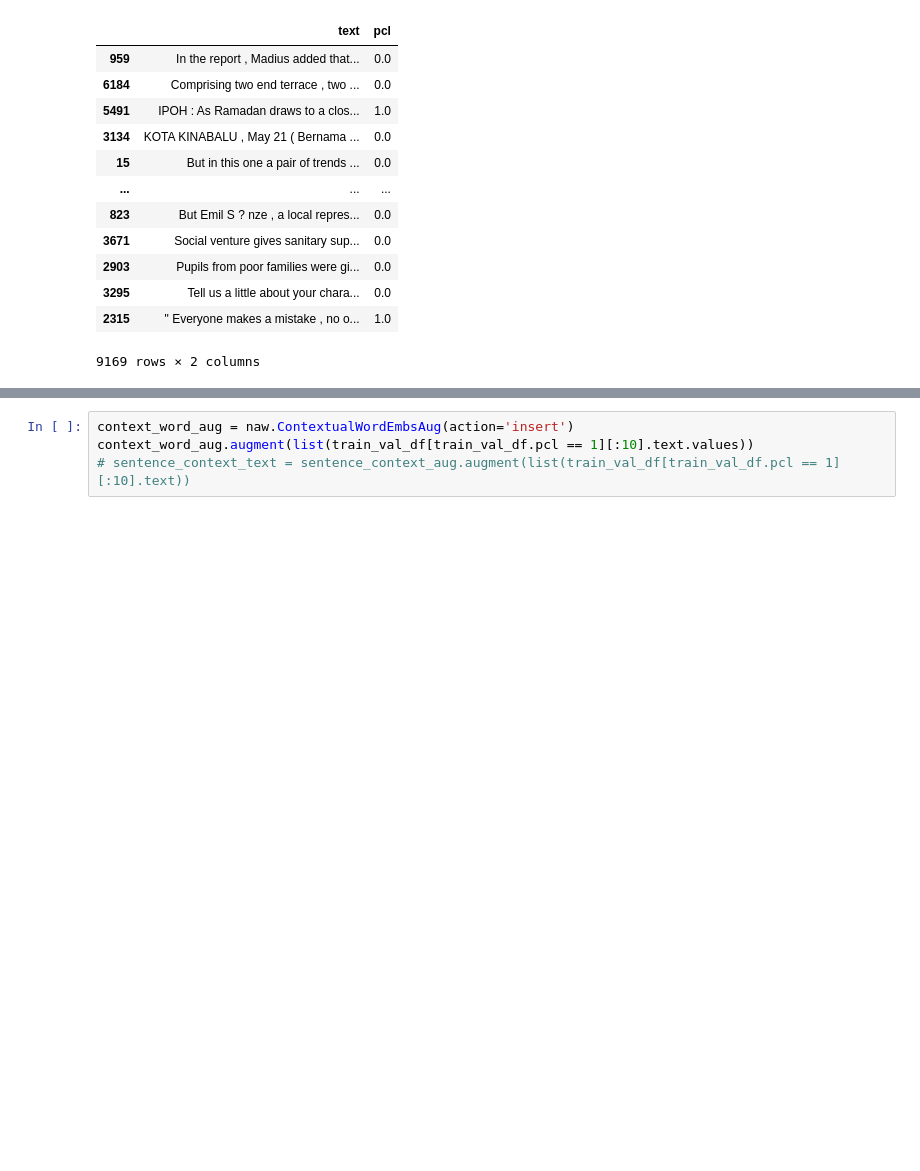
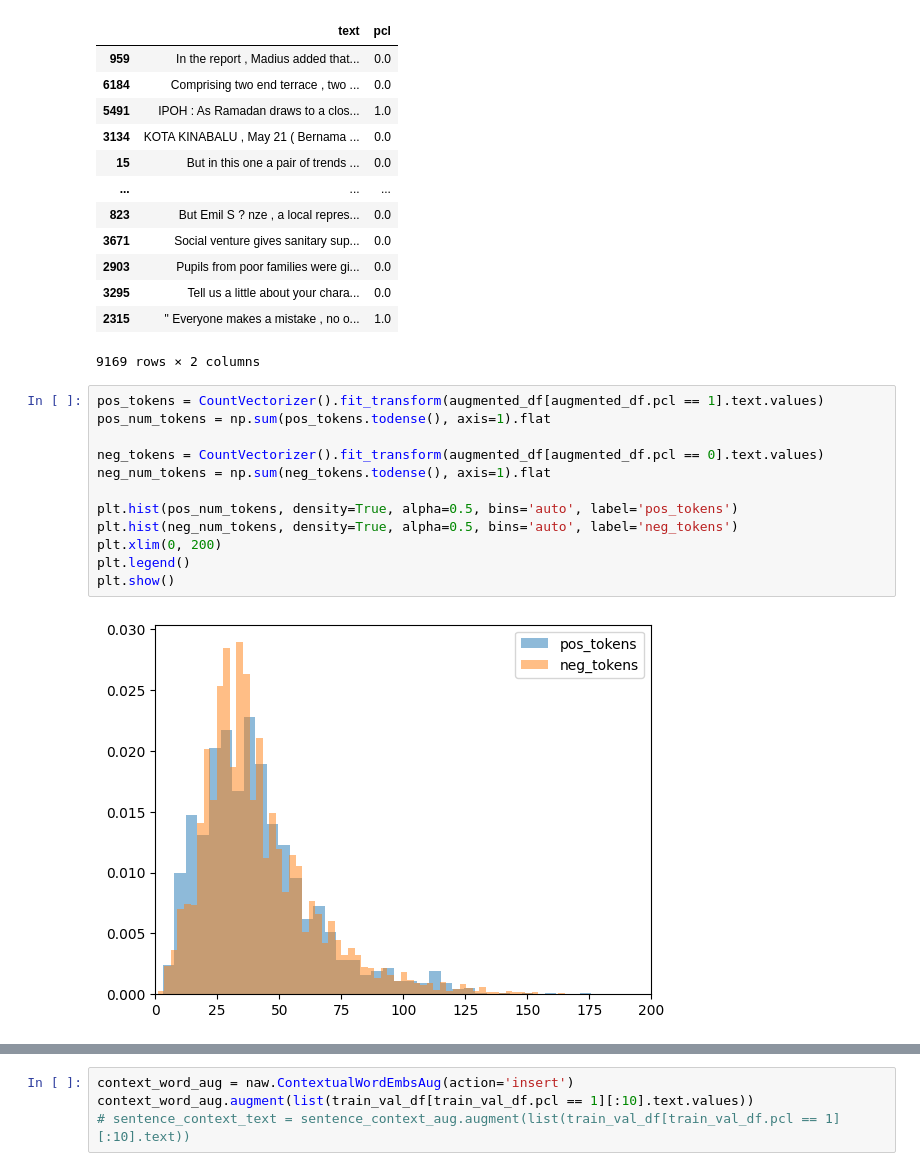
Before and after one commit to monkeytim19/nlp-classification, a Jupyter notebook: data_augmentation.ipynb, the cells around one changed output, grey strips where cells are left out. Drawn from its saved outputs; the diff is of its cells as text; blank space fills up the shorter version.

```diff
--- a/data_augmentation.ipynb
+++ b/data_augmentation.ipynb
@@ -76,3 +76,17 @@ augmented_df.sample(frac=1)
 | 3295 | Tell us a little about your chara... | 0.0 |
 | 2315 | " Everyone makes a mistake , no o... | 1.0 |
 9169 rows × 2 columns
+# %%
+pos_tokens = CountVectorizer().fit_transform(augmented_df[augmented_df.pcl == 1].text.values)
+pos_num_tokens = np.sum(pos_tokens.todense(), axis=1).flat
+
+neg_tokens = CountVectorizer().fit_transform(augmented_df[augmented_df.pcl == 0].text.values)
+neg_num_tokens = np.sum(neg_tokens.todense(), axis=1).flat
+
+plt.hist(pos_num_tokens, density=True, alpha=0.5, bins='auto', label='pos_tokens')
+plt.hist(neg_num_tokens, density=True, alpha=0.5, bins='auto', label='neg_tokens')
+plt.xlim(0, 200)
+plt.legend()
+plt.show()
+# %% [output]
+[figure, added]
```
Also changed, not shown: parts of 2 cells of this notebook.
